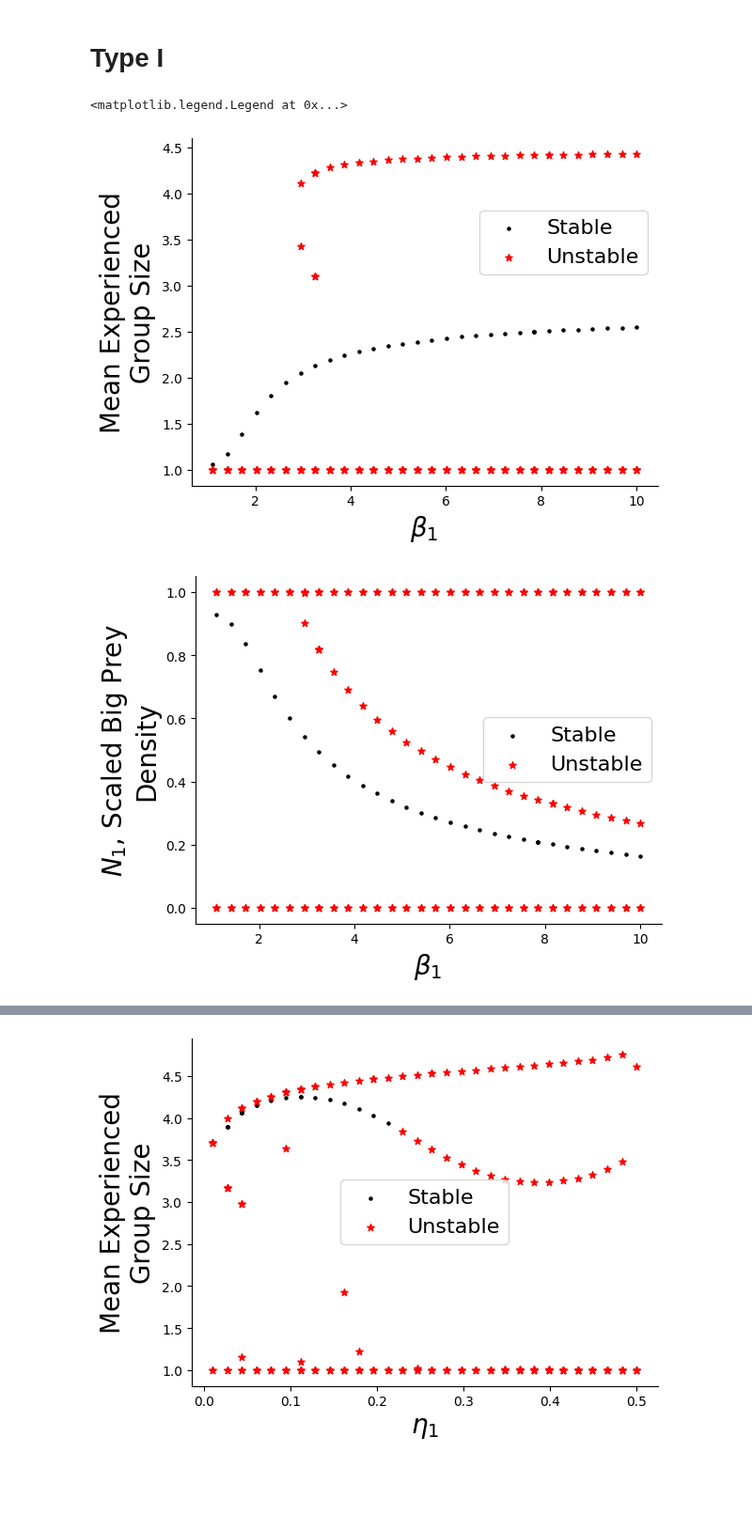
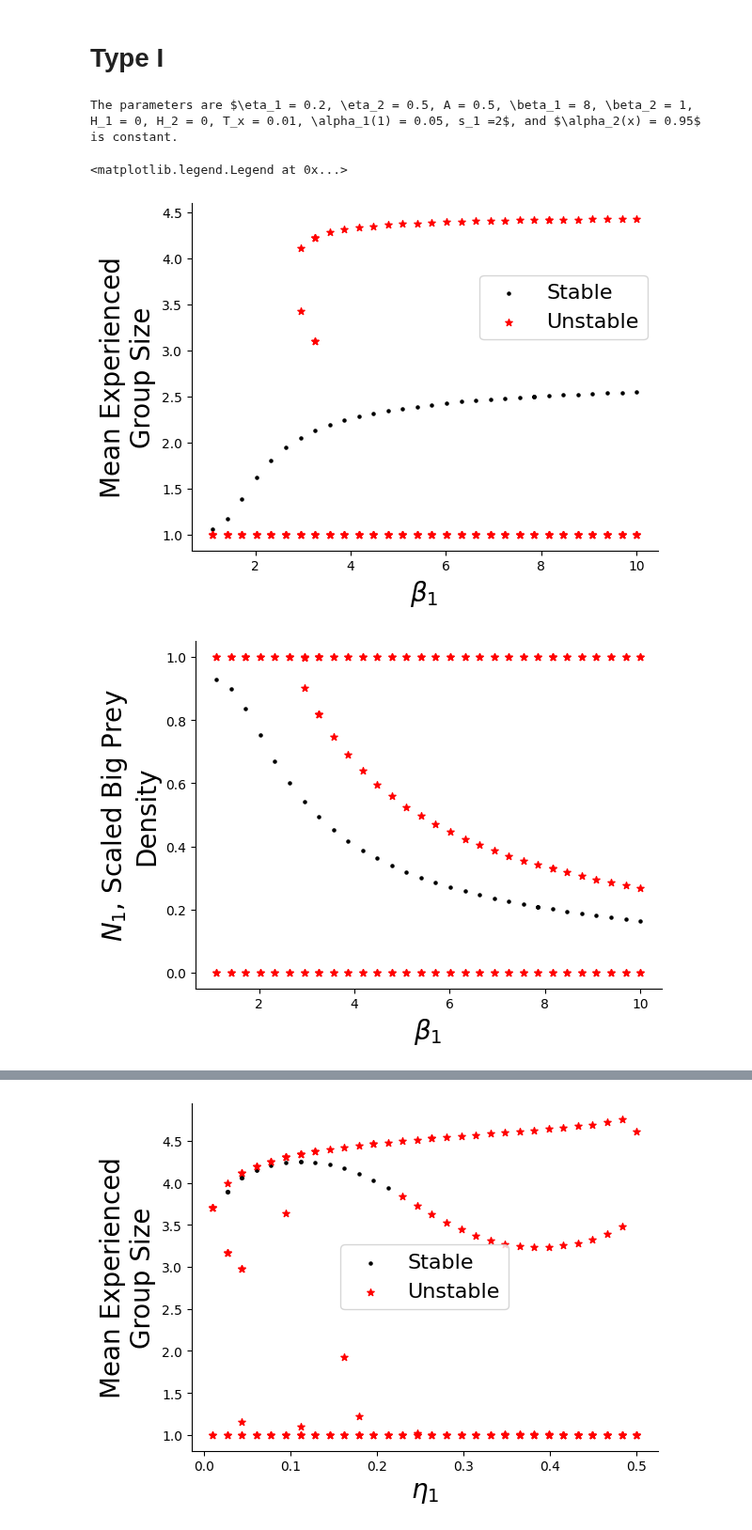
Before and after one commit to taliaborofsky/AdaptiveDynamics_CH_RS, a Jupyter notebook: Bifurcation.ipynb, the cells around one changed output, grey strips where cells are left out. Shown at 94% size. Cells and saved outputs as stored; diff of their text form; code cells hidden in the pictures; blank space fills up the shorter version.

Commit message:
saved more bif figures and did some simulations

```diff
--- a/Bifurcation.ipynb
+++ b/Bifurcation.ipynb
@@ -266,8 +273,9 @@ def plot_bif_diagram(stable_points, unstable_points, xlab):
 
 
     for ax, ylab in zip([axx, axN1, axN2],[mean_x_lab, N1lab, N2lab]):
+        if_legend = ylab == mean_x_lab
         format_ax(ax,xlab,ylab, xlim = None, ylim=None,
-              fs_labs = 20, fs_legend = 16, if_legend = True,
+              fs_labs = 20, fs_legend = 16, if_legend = if_legend,
              ncol_legend = 1)
     return figx, figN1, figN2
 # %% [markdown]
@@ -280,26 +288,30 @@ params_base = dict(η1 = 0.2, η2 = 0.5, A = 0.5, β1 = 8, β2 = 1, H1=H, H2=H,
                   s1=2, s2=2, α2_fun_type = 'constant',
                   x_max = x_max, d = 10,
                  Tx = .01, pop_process = True)
+# %%
+print_param_caption(**params_base)
+# %% [output]
+The parameters are $\eta_1 = 0.2, \eta_2 = 0.5, A = 0.5, \beta_1 = 8, \beta_2 = 1, H_1 = 0, H_2 = 0, T_x = 0.01, \alpha_1(1) = 0.05, s_1 =2$, and $\alpha_2(x) = 0.95$ is constant.
 # %%
 stable_points, unstable_points = get_bif_diagram_input('β1', np.linspace(1.1,10,30),
                           **params_base)
 # %%
 figx, figN1, figN2 = plot_bif_diagram(stable_points, unstable_points, xlab = r'$\beta_1$')
 
 # fix mean_x legend
 axx = figx.axes[0]
 legendx = axx.get_legend()
 current_font_properties = legendx.prop  # Retrieve current font properties
 
 # loc='center right' specifies the anchor point of the legend box
 # bbox_to_anchor=(1, 0.6) moves the legend slightly to the right (x=1) and slightly above the center  (y=0.6).
 axx.legend(loc='center right', bbox_to_anchor=(1, 0.7), prop=current_font_properties)
 
 # fix N2 legend
-ax2 = figN2.axes[0]
-legend2 = ax2.get_legend()
-ax2.legend(loc='lower right', bbox_to_anchor=(1, 0.1), prop = current_font_properties)
+#ax2 = figN2.axes[0]
+#legend2 = ax2.get_legend()
+#ax2.legend(loc='lower right', bbox_to_anchor=(1, 0.1), prop = current_font_properties)
 # %% [output]
 <matplotlib.legend.Legend at 0x...>
 [figure]
-[figure, old version]
+[figure, new version]
```
Also changed, not shown: parts of 9 cells of this notebook, 3 other files.
